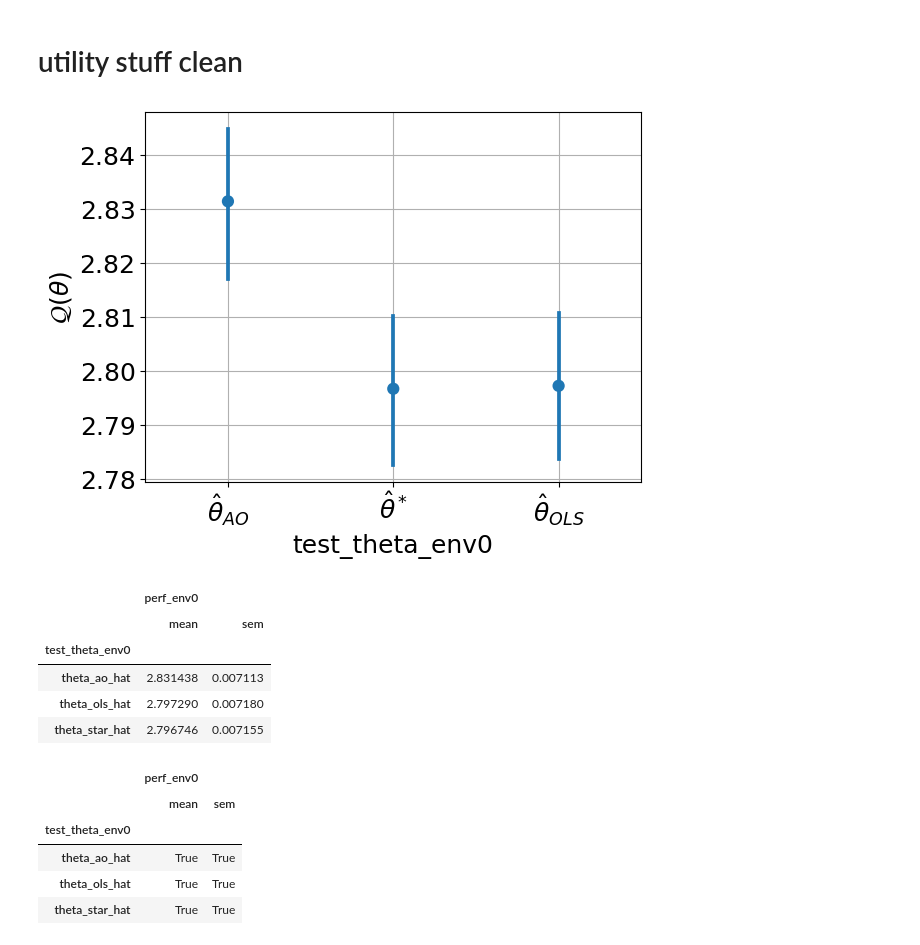
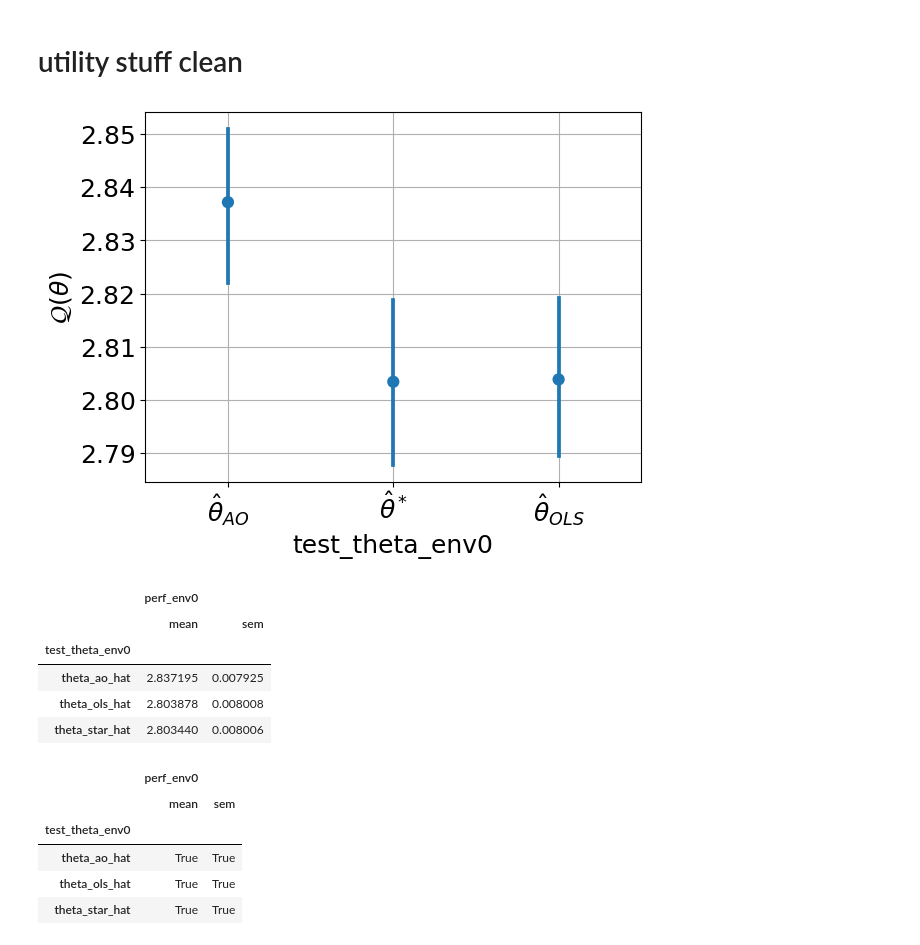
Before and after one commit to muneebaadil/strategic-instrumental-variable-regression, a Jupyter notebook: experiments.ipynb, the cells around one changed output. Cells and saved outputs as stored; diff of their text form; code cells hidden in the pictures.

```diff
--- a/experiments.ipynb
+++ b/experiments.ipynb
@@ -580,23 +580,15 @@ save_runs('experiments', 'protocol-vs-no-protocol-group', dflong, args)
 # utility stuff clean
 # %%
 import numpy as np
-from py.decisions import ThetaGenerator, Simulator
 from py.utils import recover_thetas
 from py.data_gen import run_simulator, generate_data
 
 # generate data.
 def run_multi_env_utility(args, seed, test_theta_envs):
-    applicants_per_round, fixed_effort_conversion, args = \
-        args.applicants_per_round, args.fixed_effort_conversion, args
-
-    theta_star = np.zeros(shape=(args.num_envs, 2))
-    theta_star[:, 1] = np.random.normal(loc=0.5, scale=args.theta_star_std, size=(args.num_envs,))
-    assert args.theta_star_std == 0.
-
     np.random.seed(seed)
-    _, x, y, _, theta, _, z, _, _, _, _, _, pref_vect = generate_data(
-        args.num_applicants, args.applicants_per_round, fixed_effort_conversion,
-                  args, None, theta_star, True)
+    _, x, y, _, theta, _, z, _, _, _, _, theta_star, pref_vect = generate_data(
+        args.num_applicants, args.applicants_per_round, args.fixed_effort_conversion,
+                  args, fixed_competitors=True)
 
     test_thetas = np.zeros(shape=(args.num_envs, 2))
     #  pt. 2: test theta of the first env.
@@ -625,9 +617,9 @@ def run_multi_env_utility(args, seed, test_theta_envs):
     test_thetas = test_thetas[np.newaxis]
 
     # pt. 4. simulate again now using test_thetas
-    args.num_applicants = args.applicants_per_round
+    args.num_applicants = args.applicants_per_round # only one round.
     _, _, _, _, _, y_test,_, _ ,z_test,_, _ = run_simulator(
-        applicants_per_round, fixed_effort_conversion, args, theta_star, test_thetas
+        args.applicants_per_round, args.fixed_effort_conversion, args, theta_star, test_thetas
         )
     y_test = y_test.T
 
@@ -637,46 +629,47 @@ def run_multi_env_utility(args, seed, test_theta_envs):
         utilities[env_idx] = y_test[:,  env_idx][z_test==(env_idx+1)].mean()
     return utilities
 
-cmd = '--num-applicants 100000 --applicants-per-round 1000 --scaled-duplicates sequence --fixed-effort-conversion --normalize --methods ours --envs-accept-rate .25 --num-envs 1'
+cmd = ('--num-applicants 100000 --applicants-per-round 1000 --scaled-duplicates sequence '
+        '--fixed-effort-conversion --normalize --methods ours --envs-accept-rate .25 --num-envs 1' )
 args = algos.get_args(cmd)
 seed = 1
 test_theta_envs = ('theta_ao_hat', ) * args.num_envs
-# run_multi_env_utility(args, seed, test_theta_envs)
 # %%
-cmd =f'--num-applicants 100000 --applicants-per-round 1000 --scaled-duplicates sequence --fixed-effort-conversion --normalize --methods 2sls ols ours --envs-accept-rate .25'
+cmd =(f'--num-applicants 100000 --applicants-per-round 1000 --scaled-duplicates sequence '
+       '--fixed-effort-conversion --normalize --methods 2sls ols ours --envs-accept-rate .25')
 cmd = f'{cmd} --offline-eval'
 
 args = algos.get_args(cmd)
 # one environment.
 combos = [
     ('theta_ao_hat', ),
     ('theta_star_hat', ),
     ('theta_ols_hat', )
 ]
 
 dfs = []
 for combo in combos:
     n_runs = 100
     args_list = [(args, t, combo) for t in range(n_runs)]
     with Pool(n_runs) as p:
         results = p.starmap(run_multi_env_utility, args_list)
 
     results = np.array(results)
     pd_dict = {f'perf_env{env_idx}': results[:, env_idx] for env_idx in range(args.num_envs)}
     pd_dict.update(
         {f'test_theta_env{env_idx}': combo[env_idx] for env_idx in range(args.num_envs) }
     )
     df = pd.DataFrame(data=pd_dict)
     dfs.append(df )
 
 df = pd.concat(dfs)
 fig,ax=plt.subplots()
 sns.pointplot(df, y='perf_env0', x='test_theta_env0', join=False)
 ax.set_ylabel(r'$\mathcal{Q}(\theta)$')
 ax.set_xticklabels(labels=[r'$\hat{\theta}_{AO}$', r'$\hat{\theta}^*$', r'$\hat{\theta}_{OLS}$'])
 ax.grid()
 # %% [output]
-[figure, old version]
+[figure, new version]
 # %%
 df_test = df.groupby('test_theta_env0').agg(('mean', 'sem'))
 df_test
@@ -684,9 +677,9 @@ df_test
 |  | perf_env0 |  |
 |  | mean | sem |
 | test_theta_env0 |  |  |
-| theta_ao_hat | 2.831438 | 0.007113 |
-| theta_ols_hat | 2.797290 | 0.007180 |
-| theta_star_hat | 2.796746 | 0.007155 |
+| theta_ao_hat | 2.837195 | 0.007925 |
+| theta_ols_hat | 2.803878 | 0.008008 |
+| theta_star_hat | 2.803440 | 0.008006 |
 # %%
 # with open('temp.pkl', 'wb') as f:
     # pickle.dump(df_test, f )
```
Also changed, not shown: parts of 6 cells of this notebook.
